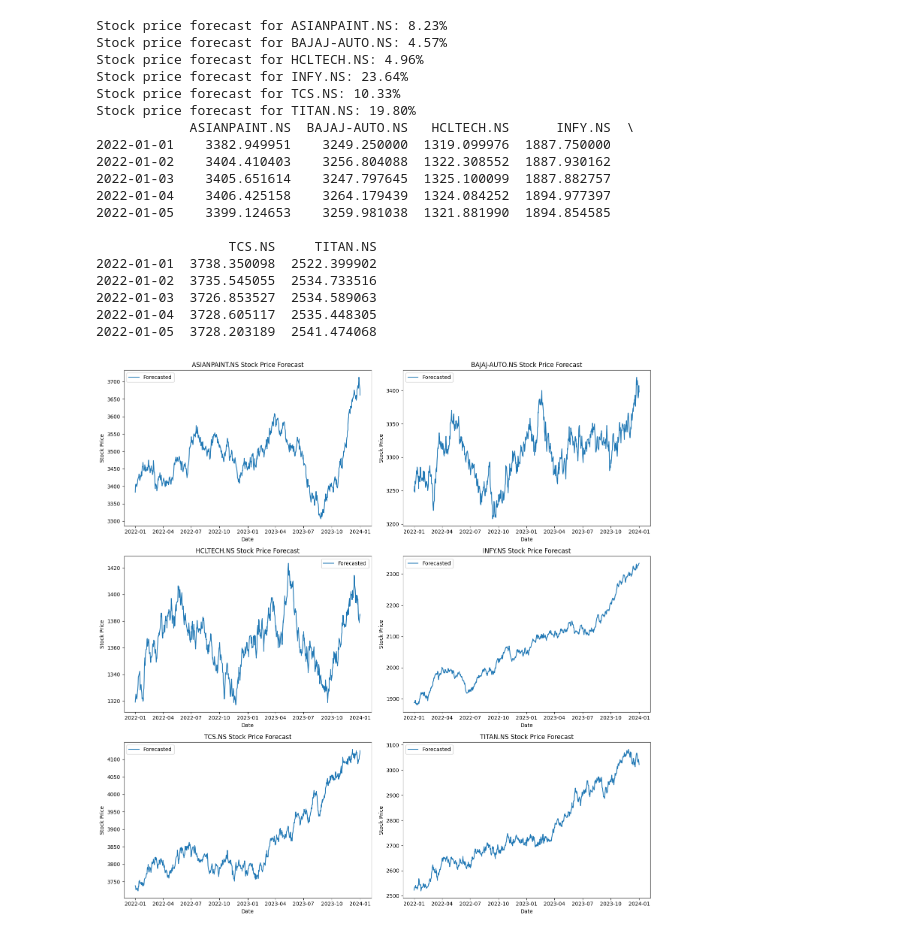
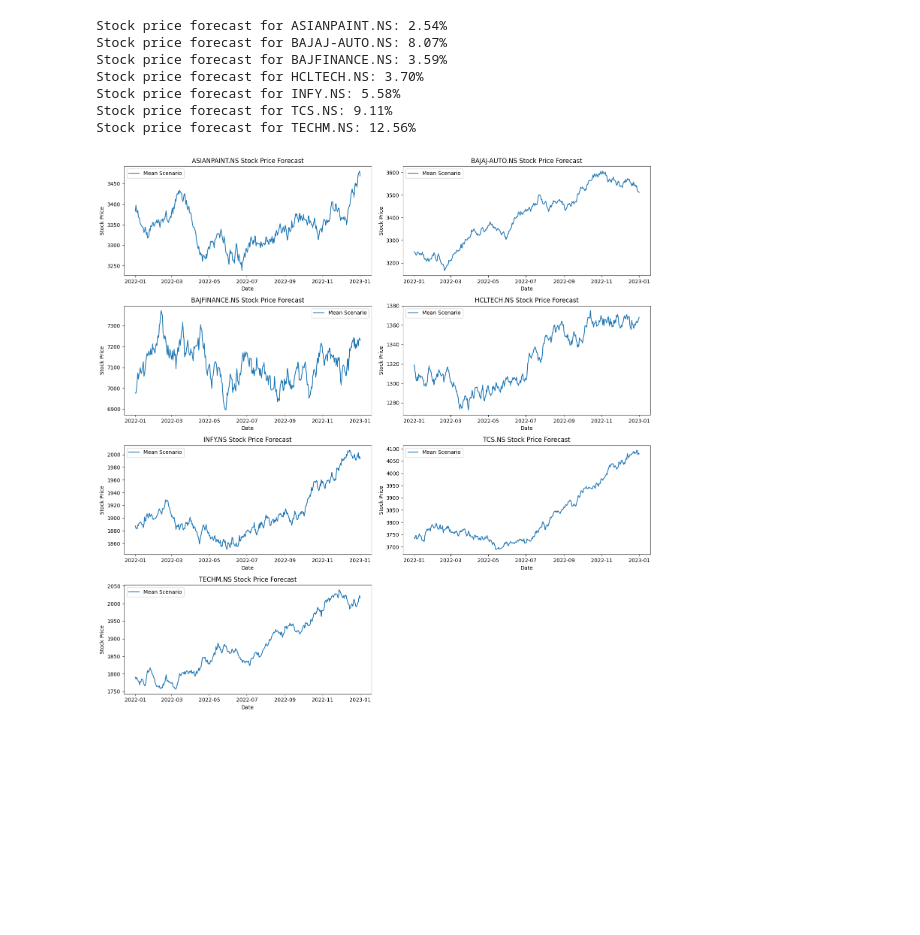
Before and after one commit to shettysiddhanth/Quantamental-Stock-Analysis, a Jupyter notebook: brownian_motion.ipynb, the cells around one changed output. Cells and saved outputs as stored; diff of their text form; code cells hidden in the pictures; blank space fills up the shorter version.

```diff
--- a/brownian_motion.ipynb
+++ b/brownian_motion.ipynb
@@ -7,23 +16,7 @@ import matplotlib.pyplot as plt
 # %%
-symbols = ['ASIANPAINT.NS', 'BAJAJ-AUTO.NS', 'HCLTECH.NS', 'INFY.NS', 'TCS.NS', 'TITAN.NS']
+symbols = ['ASIANPAINT.NS', 'BAJAJ-AUTO.NS', 'BAJFINANCE.NS', 'HCLTECH.NS', 'INFY.NS', 'TCS.NS', 'TECHM.NS']
 
 start_date = '2017-01-01'
 end_date = '2022-01-01'
-current_date = '2023-01-01'
+
 all_data = pd.DataFrame()
-# %%
-
-for symbol in symbols:
-
-    data = yf.download(symbol, start=start_date, end=end_date)
-
-    data = data[['Close']]
-    data.columns = [symbol]
-
-    if all_data.empty:
-        all_data = data
-    else:
-        all_data = all_data.join(data, how='outer')
-
-
-all_data.tail()
@@ -51,73 +75,60 @@ rolling_window_days = 21
 volatility = log_returns.rolling(window=rolling_window_days).std() * np.sqrt(252)
 # %%
 # Initialize parameters
-T = 2  # Time period
-n_time_intervals = 730
+T = 1  # Time period
+n_time_intervals = 365  # Number of time intervals
 n_simulations = 20
 delta_t = T / n_time_intervals
 # %%
 predicted_data = pd.DataFrame(index=pd.date_range(start=end_date, periods=n_time_intervals+1, freq='D'))
 
-fig, axes = plt.subplots(nrows=3, ncols=2, figsize=(15, 15))
+fig, axes = plt.subplots(nrows=4, ncols=2, figsize=(15, 15))
 axes = axes.flatten()
 for i, symbol in enumerate(symbols):
     S0 = all_data[symbol].iloc[-1]  # Most recent stock price
     vol = volatility[symbol].iloc[-1]  # Most recent volatility
     rf = 0.06971  # Assuming a risk-free rate of 6.971%
 
     # Initialize stock price array
     S_fwd = np.zeros((n_time_intervals + 1, n_simulations))
     S_fwd[0] = S0
 
     # Run the simulation
     for t in range(1, n_time_intervals + 1):
         S_fwd[t] = S_fwd[t - 1] * np.exp((rf - 0.5 * vol**2) * delta_t + vol * np.sqrt(delta_t) * np.random.standard_normal(n_simulations))
 
     # mean_scenario = S_fwd.mean(axis=1)
     mean_scenario = S_fwd.mean(axis=1)
     predicted_data[symbol] = mean_scenario
 
     # Calculate forecast percentage based on the mean scenario
     delta_stock_price = (mean_scenario[-1] - S0) / S0
     delta_stock_price_percentage = "{:.2%}".format(delta_stock_price)
     print(f"Stock price forecast for {symbol}: {delta_stock_price_percentage}")
-    # actual_data = yf.download(symbol, start=end_date, end=current_date)
-    # actual_prices = actual_data['Close']
-    # print(actual_prices.head())
-    # Create a date range for the forecast
+
     forecast_dates = pd.date_range(start=end_date, periods=n_time_intervals+1, freq='D')
 
-    # Plot the forecasted mean scenario and actual prices
-    axes[i].plot(forecast_dates, mean_scenario, label='Forecasted')
-    # axes[i].plot(actual_prices.index, actual_prices.values, label='Actual', linestyle='--')
+   # Plot the forecasted mean scenario
+    axes[i].plot(predicted_data.index, mean_scenario, label='Mean Scenario')
     axes[i].set_title(f"{symbol} Stock Price Forecast")
     axes[i].set_xlabel("Date")
     axes[i].set_ylabel("Stock Price")
     axes[i].legend()
-print(predicted_data.head())
-predicted_data.to_csv("predicted_stock_prices.csv")
+
+# Handle empty subplot (if any)
+if len(symbols) < 8:
+    for j in range(len(symbols), 8):
+        fig.delaxes(axes[j])
 
 # Adjust layout and show plots
 plt.tight_layout()
 plt.show()
 # %% [output]
-Stock price forecast for ASIANPAINT.NS: 8.23%
-Stock price forecast for BAJAJ-AUTO.NS: 4.57%
-Stock price forecast for HCLTECH.NS: 4.96%
-Stock price forecast for INFY.NS: 23.64%
-Stock price forecast for TCS.NS: 10.33%
-Stock price forecast for TITAN.NS: 19.80%
-            ASIANPAINT.NS  BAJAJ-AUTO.NS   HCLTECH.NS      INFY.NS  \
-2022-01-01    3382.949951    3249.250000  1319.099976  1887.750000
-2022-01-02    3404.410403    3256.804088  1322.308552  1887.930162
-2022-01-03    3405.651614    3247.797645  1325.100099  1887.882757
-2022-01-04    3406.425158    3264.179439  1324.084252  1894.977397
-2022-01-05    3399.124653    3259.981038  1321.881990  1894.854585
-
-                 TCS.NS     TITAN.NS
-2022-01-01  3738.350098  2522.399902
-2022-01-02  3735.545055  2534.733516
-2022-01-03  3726.853527  2534.589063
-2022-01-04  3728.605117  2535.448305
-2022-01-05  3728.203189  2541.474068
+Stock price forecast for ASIANPAINT.NS: 2.54%
+Stock price forecast for BAJAJ-AUTO.NS: 8.07%
+Stock price forecast for BAJFINANCE.NS: 3.59%
+Stock price forecast for HCLTECH.NS: 3.70%
+Stock price forecast for INFY.NS: 5.58%
+Stock price forecast for TCS.NS: 9.11%
+Stock price forecast for TECHM.NS: 12.56%
-[figure, old version]
+[figure, new version]
```
Also changed, not shown: parts of 4 cells of this notebook, 6 other files.
